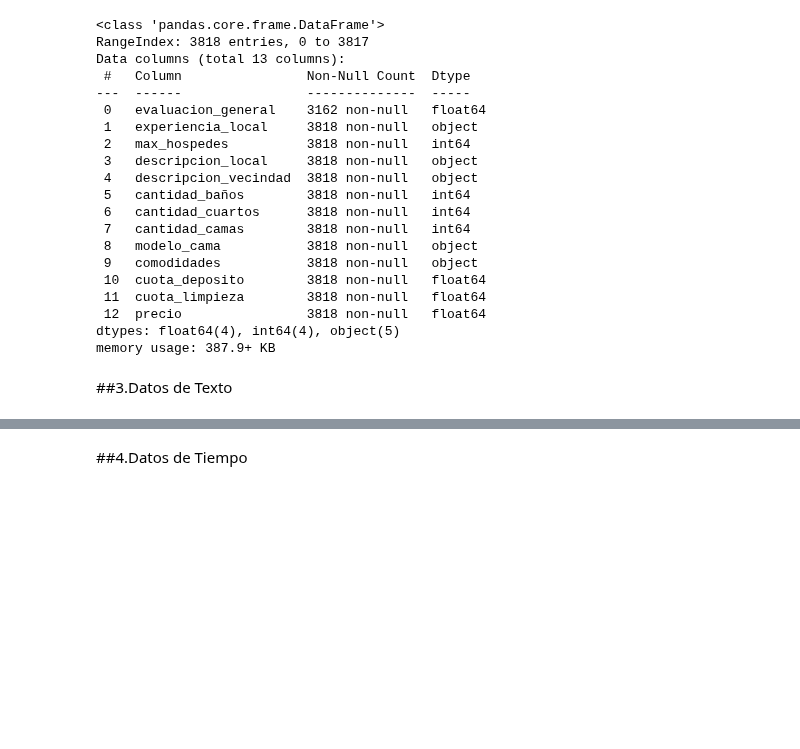
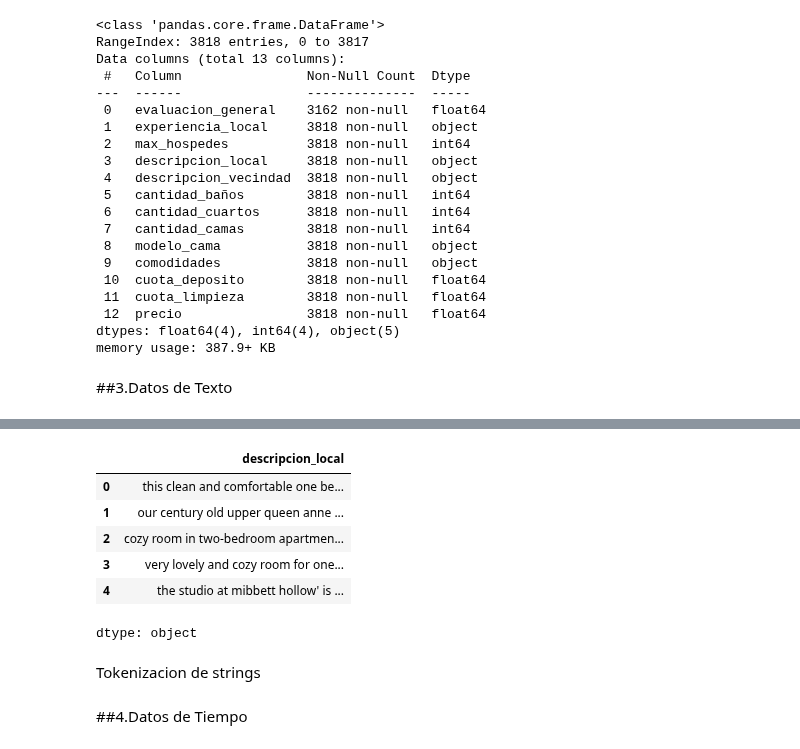
Before and after one commit to mg253a/2048-python-para-data-science-trabajar-con-funciones, a Jupyter notebook: Transformacion_y_manipulacion_de_datos.ipynb, the cells around one changed output, grey strips where cells are left out. Cells and saved outputs as stored; diff of their text form; code cells hidden in the pictures; blank space fills up the shorter version.

```diff
--- a/Transformacion_y_manipulacion_de_datos.ipynb
+++ b/Transformacion_y_manipulacion_de_datos.ipynb
@@ -267,0 +317,2 @@ datos.head()
+# %%
+datos['descripcion_local'] = datos['descripcion_local'].str.replace('[^a-zA-Z0-9\-\']',' ',regex=True)
@@ -268,2 +323,16 @@ datos.head()
+# %%
+datos['descripcion_local'] = datos['descripcion_local'].str.replace('(?<!\w)-(?!\w)',' ',regex=True)
+# %%
+datos['descripcion_local'].head()
+# %% [output]
+|  | descripcion_local |
+| 0 | this clean and comfortable one be... |
+| 1 | our century old upper queen anne ... |
+| 2 | cozy room in two-bedroom apartmen... |
+| 3 | very lovely and cozy room for one... |
+| 4 | the studio at mibbett hollow' is ... |
+dtype: object
+# %% [markdown]
+Tokenizacion de strings
 # %% [markdown]
 ##4.Datos de Tiempo
```
Also changed, not shown: parts of 6 cells of this notebook.
